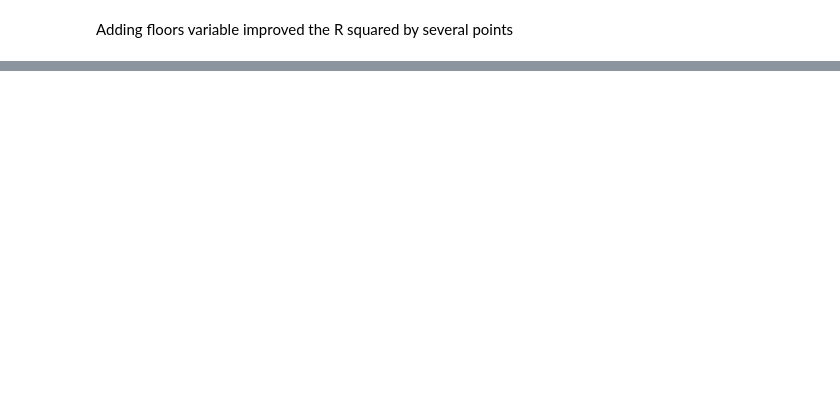
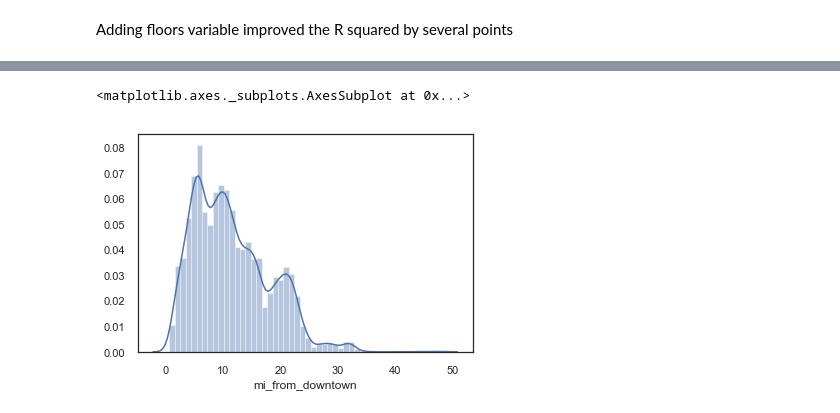
Before and after one commit to AnnaLara/dsc-1-final-project, a Jupyter notebook: draft.ipynb, the cells around one changed output, grey strips where cells are left out. Cells and saved outputs as stored; diff of their text form; code cells hidden in the pictures; blank space fills up the shorter version.

```diff
--- a/draft.ipynb
+++ b/draft.ipynb
@@ -772,0 +829,5 @@ Adding floors variable improved the R squared by several points
+# %%
+sns.distplot(df_scaled_with_floors.mi_from_downtown)
+# %% [output]
+<matplotlib.axes._subplots.AxesSubplot at 0x...>
+[figure, added]
```
Also changed, not shown: parts of 34 cells of this notebook.
